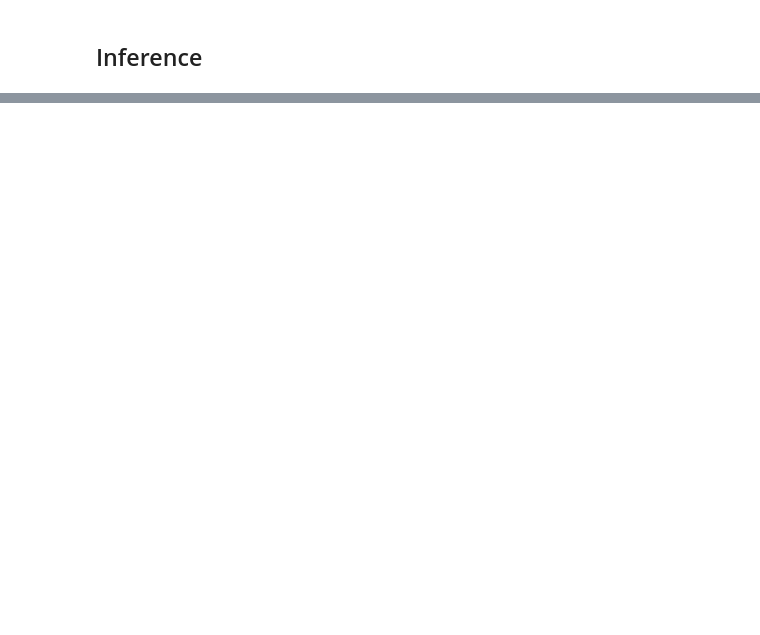
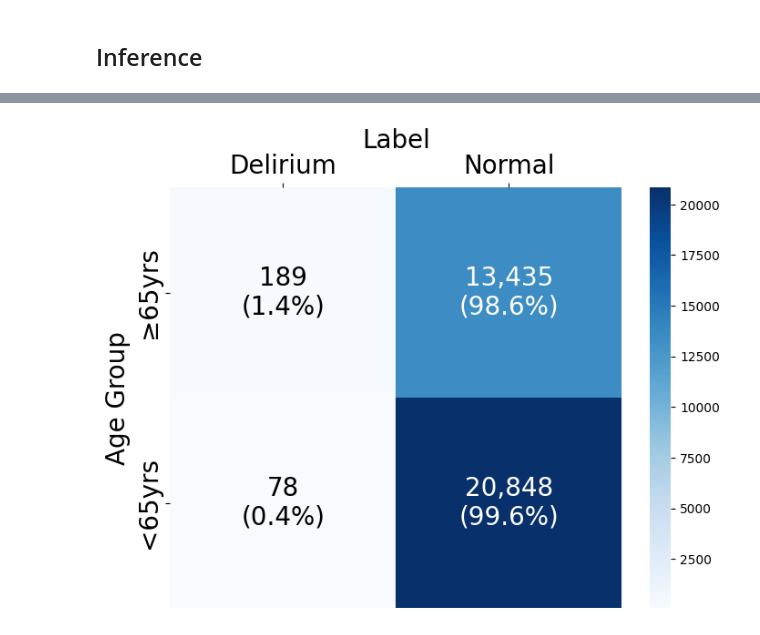
Before and after one commit to oskumd2/EEG_Delirium, a Jupyter notebook: notebook_inference.ipynb, the cells around one changed output, grey strips where cells are left out. Cells and saved outputs as stored; diff of their text form; code cells hidden in the pictures; blank space fills up the shorter version.

```diff
--- a/notebook_inference.ipynb
+++ b/notebook_inference.ipynb
@@ -1302,0 +1867,92 @@ F1 Score: 0.2857 CI(95%): (0.0000, 0.5882)
+# %%
+x = pd.read_csv('eeg_rid_supreme_labelled.csv')
+# Create a dictionary mapping filenames to their age group (True if age >= 65, False otherwise)
+file_ages = {row['filename']: row['age'] >= 65 for _, row in x.iterrows()}
+
+# Create a dictionary mapping filenames to their labels
+file_labels = {row['filename']: row['label'] for _, row in x.iterrows()}
+
+# Count the number of positive and negative labels in each age group
+elderly_positive = sum((row['age'] >= 65) & (row['label'] == 1) for _, row in x.iterrows())
+elderly_negative = sum((row['age'] >= 65) & (row['label'] == 0) for _, row in x.iterrows())
+younger_positive = sum((row['age'] < 65) & (row['label'] == 1) for _, row in x.iterrows())
+younger_negative = sum((row['age'] < 65) & (row['label'] == 0) for _, row in x.iterrows())
+
+# Create a contingency table
+contingency_table = np.array([
+    [elderly_positive, elderly_negative],
+    [younger_positive, younger_negative]
+])
+
+# Print the contingency table
+print("Contingency Table (by unique FILE):")
+print(f"                  Positive  Negative")
+print(f"Age >= 65:        {elderly_positive}      {elderly_negative}")
+print(f"Age < 65:         {younger_positive}      {younger_negative}")
+
+# Calculate percentages
+elderly_total = elderly_positive + elderly_negative
+younger_total = younger_positive + younger_negative
+print("\nPercentages:")
+print(f"Age >= 65: Positive {elderly_positive/elderly_total*100:.2f}%, Negative {elderly_negative/elderly_total*100:.2f}%")
+print(f"Age < 65:  Positive {younger_positive/younger_total*100:.2f}%, Negative {younger_negative/younger_total*100:.2f}%")
+
+# Perform Fisher's exact test
+from scipy.stats import fisher_exact
+odds_ratio, p_value = fisher_exact(contingency_table)
+
+print(f"\nFisher's exact test results:")
+print(f"Odds ratio: {odds_ratio:.4f}")
+print(f"p-value: {p_value:.4f}")
+
+# Interpret the results
+alpha = 0.05
+if p_value < alpha:
+    print(f"The p-value ({p_value:.4f}) is less than {alpha}, suggesting a significant association between age group and label distribution.")
+else:
+    print(f"The p-value ({p_value:.4f}) is greater than {alpha}, suggesting no significant association between age group and label distribution.")
+
+
+
+# Create a DataFrame for the contingency table
+df_contingency = pd.DataFrame({
+    'Delirium': [elderly_positive, younger_positive],
+    'Normal': [elderly_negative, younger_negative]
+}, index=['≥65yrs', '<65yrs'])
+
+# Calculate percentages
+df_percentage = df_contingency.copy()
+for i in range(df_contingency.shape[0]):
+    row_sum = df_contingency.iloc[i].sum()
+    df_percentage.iloc[i] = df_contingency.iloc[i] / row_sum * 100
+
+# Draw the contingency table using the style from draw_confusion_matrix
+fontsize = 20
+plt.figure(figsize=(8, 6))
+ax = seaborn.heatmap(df_contingency, annot=False, fmt="d", cmap='Blues', annot_kws={"size": 16})
+
+# Add text annotations with counts and percentages
+for i in range(df_contingency.shape[0]):
+    for j in range(df_contingency.shape[1]):
+        if i == 1 and j == 1 or i==0 and j==1:
+            color = 'white'
+        else:
+            color = 'black'
+
+        count = df_contingency.iloc[i, j]
+        percent = df_percentage.iloc[i, j]
+        text = f"{count:,}\n({percent:.1f}%)"
+        ax.text(j+0.5, i+0.5, text,
+                horizontalalignment='center',
+                verticalalignment='center',
+                fontsize=fontsize, color=color)
+
+# Set labels and formatting
+ax.set_xlabel('Label', fontsize=fontsize)
+ax.xaxis.set_label_position('top')
+ax.xaxis.set_ticks_position('top')
+ax.set_xticklabels(ax.get_xticklabels(), fontsize=fontsize)
+ax.set_yticklabels(ax.get_yticklabels(), fontsize=fontsize)
+plt.ylabel('Age Group', fontsize=fontsize)
+plt.show()
+# %% [output]
@@ -1302,0 +1972 @@ F1 Score: 0.2857 CI(95%): (0.0000, 0.5882)
+[figure, added]
```
Also changed, not shown: parts of 26 cells of this notebook, 2 other files.
